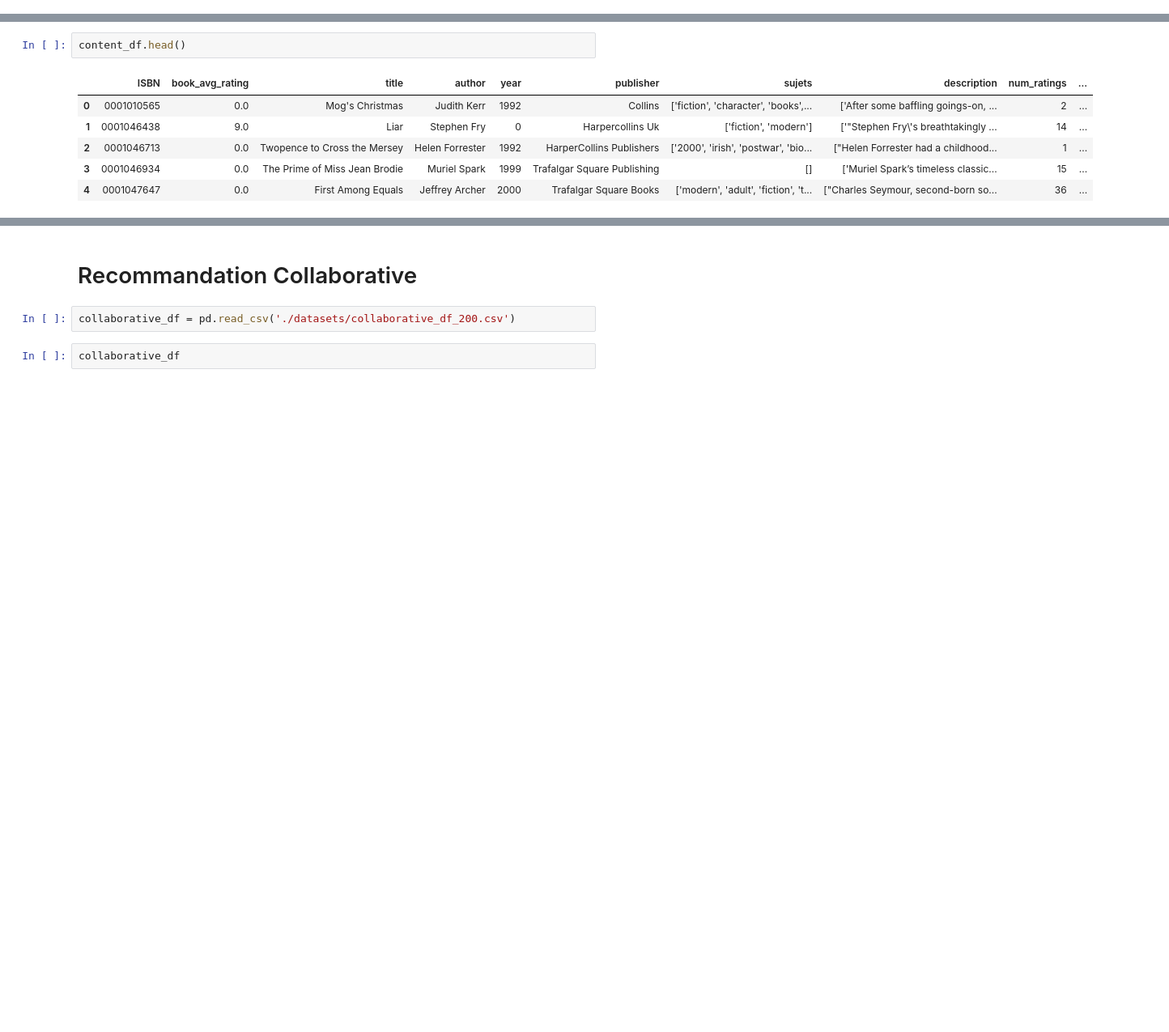
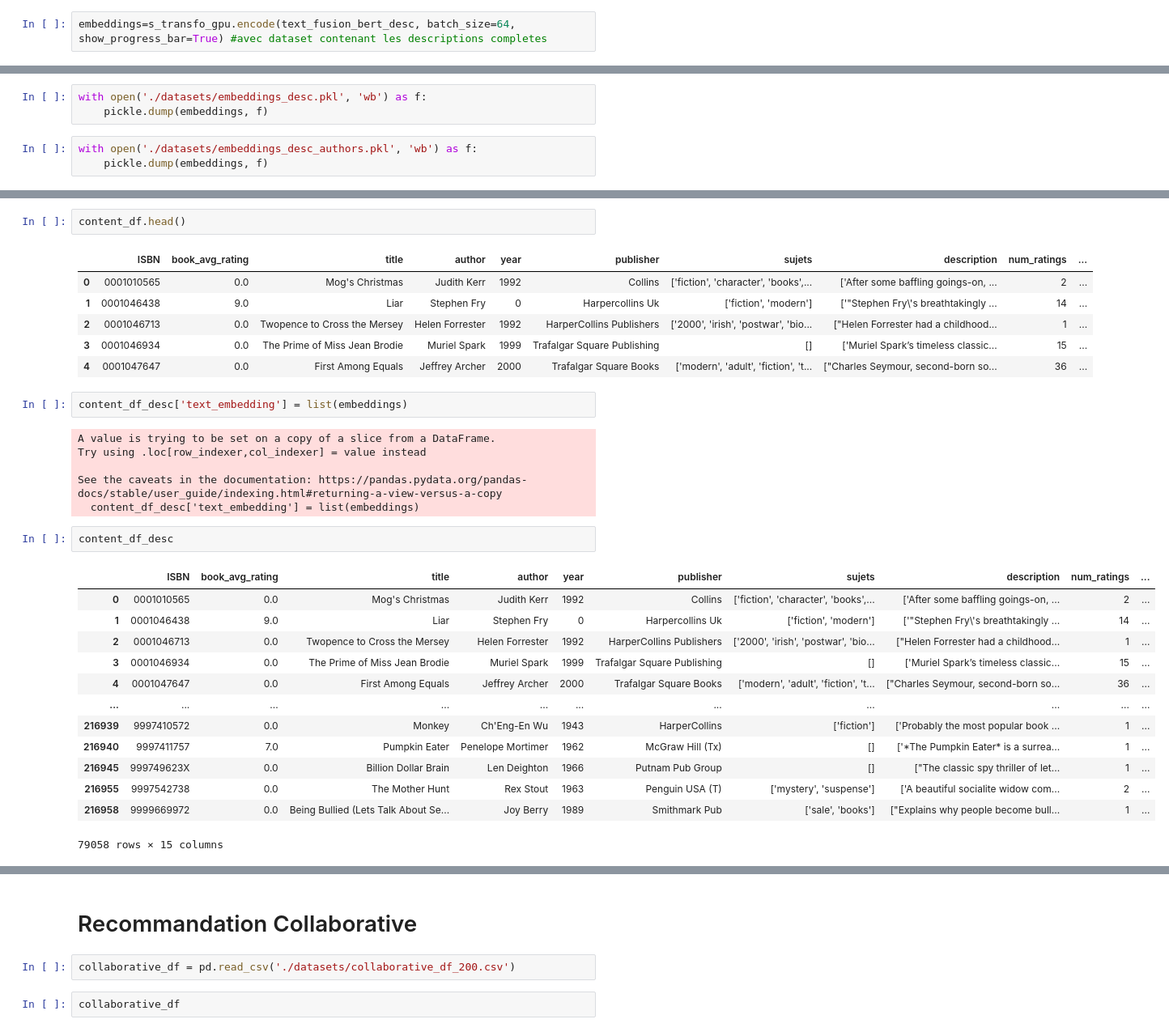
Before and after one commit to redyddm/projet_ter, a Jupyter notebook: recommandation.ipynb, the cells around one changed output, grey strips where cells are left out. Shown at 81% size. Drawn from its saved outputs; the diff is of its cells as text; blank space fills up the shorter version.

```diff
--- a/recommandation.ipynb
+++ b/recommandation.ipynb
@@ -1451,2 +1603,4 @@ embeddings=s_transfo_gpu.encode(text_fusion_bert, batch_size=64, show_progress_b
+# %%
+embeddings=s_transfo_gpu.encode(text_fusion_bert_desc, batch_size=64, show_progress_bar=True) #avec dataset contenant les descriptions completes
 # %%
 s_transfo_gpu.save('./models/bert_gpu/')
@@ -1455,6 +1613,12 @@ s_transfo=SentenceTransformer('./models/bert_gpu/')
 # %%
 with open('./datasets/embeddings.pkl', 'wb') as f:
     pickle.dump(embeddings, f)
+# %%
+with open('./datasets/embeddings_desc.pkl', 'wb') as f:
+    pickle.dump(embeddings, f)
+# %%
+with open('./datasets/embeddings_desc_authors.pkl', 'wb') as f:
+    pickle.dump(embeddings, f)
 # %%
 with open('./datasets/embeddings.pkl', 'rb') as f:
     embeddings = pickle.load(f)
@@ -1469,3 +1638,27 @@ content_df.head()
 | 2 | 0001046713 | 0.0 | Twopence to Cross the Mersey | Helen Forrester | 1992 | HarperCollins Publishers | ['2000', 'irish', 'postwar', 'bio... | ["Helen Forrester had a childhood... | 1 | ... |
 | 3 | 0001046934 | 0.0 | The Prime of Miss Jean Brodie | Muriel Spark | 1999 | Trafalgar Square Publishing | [] | ['Muriel Spark’s timeless classic... | 15 | ... |
 | 4 | 0001047647 | 0.0 | First Among Equals | Jeffrey Archer | 2000 | Trafalgar Square Books | ['modern', 'adult', 'fiction', 't... | ["Charles Seymour, second-born so... | 36 | ... |
+# %%
+content_df_desc['text_embedding'] = list(embeddings)
+# %% [output]
+A value is trying to be set on a copy of a slice from a DataFrame.
+Try using .loc[row_indexer,col_indexer] = value instead
+
+See the caveats in the documentation: https://pandas.pydata.org/pandas-docs/stable/user_guide/indexing.html#returning-a-view-versus-a-copy
+  content_df_desc['text_embedding'] = list(embeddings)
+# %%
+content_df_desc
+# %% [output]
+|  | ISBN | book_avg_rating | title | author | year | publisher | sujets | description | num_ratings | ... |
+| 0 | 0001010565 | 0.0 | Mog's Christmas | Judith Kerr | 1992 | Collins | ['fiction', 'character', 'books',... | ['After some baffling goings-on, ... | 2 | ... |
+| 1 | 0001046438 | 9.0 | Liar | Stephen Fry | 0 | Harpercollins Uk | ['fiction', 'modern'] | ['"Stephen Fry\'s breathtakingly ... | 14 | ... |
+| 2 | 0001046713 | 0.0 | Twopence to Cross the Mersey | Helen Forrester | 1992 | HarperCollins Publishers | ['2000', 'irish', 'postwar', 'bio... | ["Helen Forrester had a childhood... | 1 | ... |
+| 3 | 0001046934 | 0.0 | The Prime of Miss Jean Brodie | Muriel Spark | 1999 | Trafalgar Square Publishing | [] | ['Muriel Spark’s timeless classic... | 15 | ... |
+| 4 | 0001047647 | 0.0 | First Among Equals | Jeffrey Archer | 2000 | Trafalgar Square Books | ['modern', 'adult', 'fiction', 't... | ["Charles Seymour, second-born so... | 36 | ... |
+| ... | ... | ... | ... | ... | ... | ... | ... | ... | ... | ... |
+| 216939 | 9997410572 | 0.0 | Monkey | Ch'Eng-En Wu | 1943 | HarperCollins | ['fiction'] | ['Probably the most popular book ... | 1 | ... |
+| 216940 | 9997411757 | 7.0 | Pumpkin Eater | Penelope Mortimer | 1962 | McGraw Hill (Tx) | [] | ['*The Pumpkin Eater* is a surrea... | 1 | ... |
+| 216945 | 999749623X | 0.0 | Billion Dollar Brain | Len Deighton | 1966 | Putnam Pub Group | [] | ["The classic spy thriller of let... | 1 | ... |
+| 216955 | 9997542738 | 0.0 | The Mother Hunt | Rex Stout | 1963 | Penguin USA (T) | ['mystery', 'suspense'] | ['A beautiful socialite widow com... | 2 | ... |
+| 216958 | 9999669972 | 0.0 | Being Bullied (Lets Talk About Se... | Joy Berry | 1989 | Smithmark Pub | ['sale', 'books'] | ["Explains why people become bull... | 1 | ... |
+79058 rows × 15 columns
```
Also changed, not shown: parts of 77 cells of this notebook.
